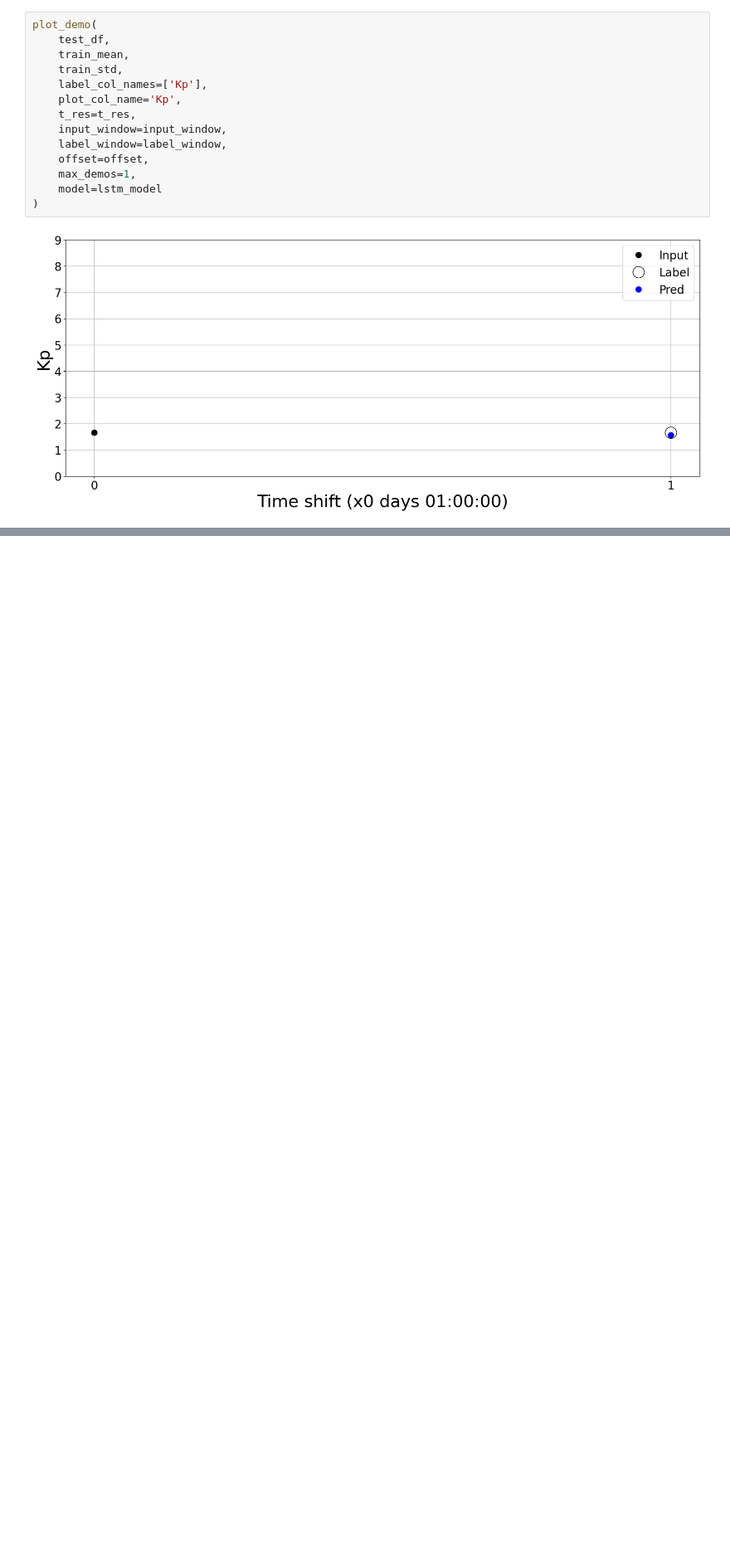
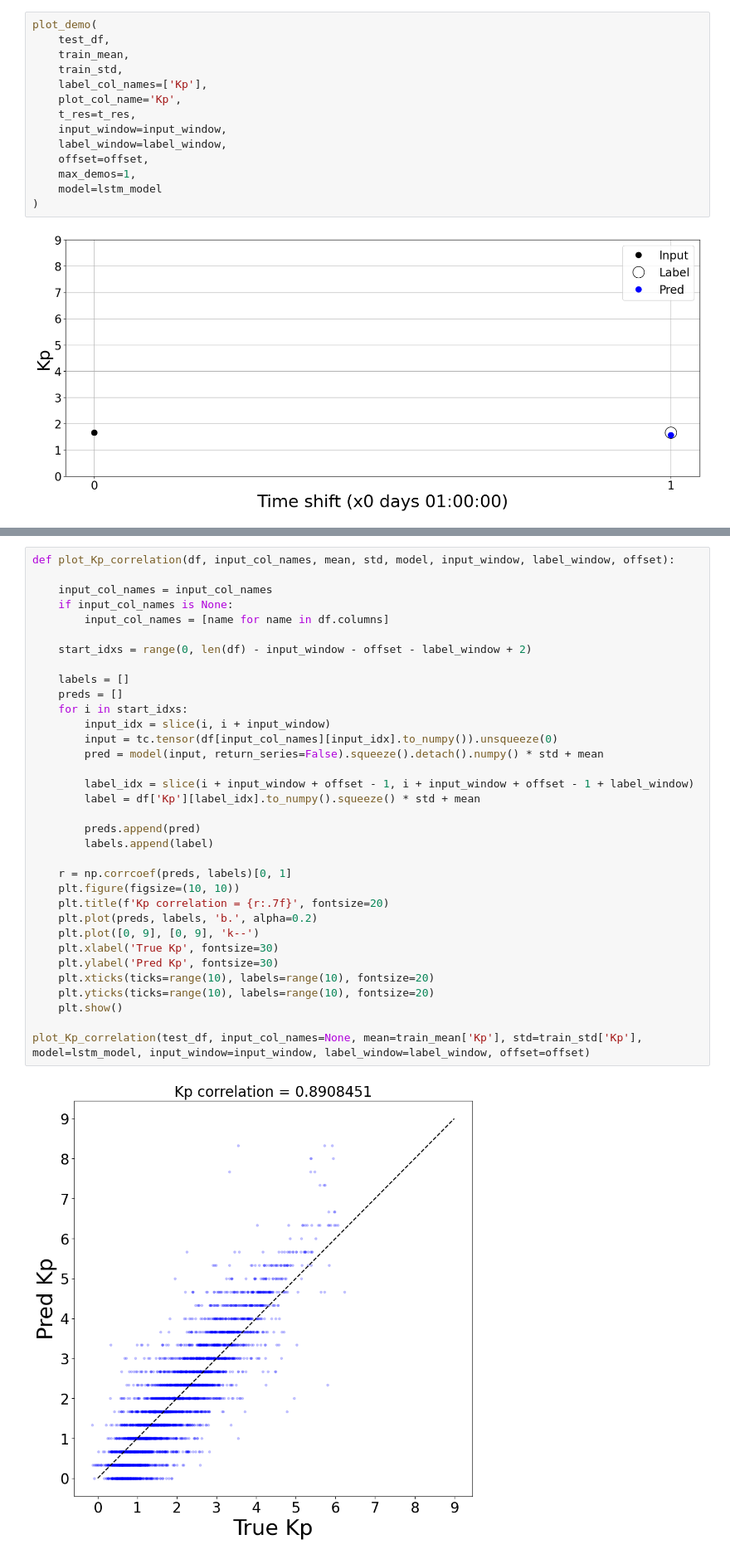
Before and after one commit to John1117/ReDSCOVR_PythonProject, a Jupyter notebook: model_training.ipynb, the cells around one changed output, grey strips where cells are left out. Shown at 83% size. Cells and saved outputs as stored; diff of their text form; blank space fills up the shorter version.

```diff
--- a/model_training.ipynb
+++ b/model_training.ipynb
@@ -323,0 +331,36 @@ plot_demo(
+# %%
+def plot_Kp_correlation(df, input_col_names, mean, std, model, input_window, label_window, offset):
+
+    input_col_names = input_col_names
+    if input_col_names is None:
+        input_col_names = [name for name in df.columns]
+
+    start_idxs = range(0, len(df) - input_window - offset - label_window + 2)
+
+    labels = []
+    preds = []
+    for i in start_idxs:
+        input_idx = slice(i, i + input_window)
+        input = tc.tensor(df[input_col_names][input_idx].to_numpy()).unsqueeze(0)
+        pred = model(input, return_series=False).squeeze().detach().numpy() * std + mean
+
+        label_idx = slice(i + input_window + offset - 1, i + input_window + offset - 1 + label_window)
+        label = df['Kp'][label_idx].to_numpy().squeeze() * std + mean
+
+        preds.append(pred)
+        labels.append(label)
+
+    r = np.corrcoef(preds, labels)[0, 1]
+    plt.figure(figsize=(10, 10))
+    plt.title(f'Kp correlation = {r:.7f}', fontsize=20)
+    plt.plot(preds, labels, 'b.', alpha=0.2)
+    plt.plot([0, 9], [0, 9], 'k--')
+    plt.xlabel('True Kp', fontsize=30)
+    plt.ylabel('Pred Kp', fontsize=30)
+    plt.xticks(ticks=range(10), labels=range(10), fontsize=20)
+    plt.yticks(ticks=range(10), labels=range(10), fontsize=20)
+    plt.show()
+
+plot_Kp_correlation(test_df, input_col_names=None, mean=train_mean['Kp'], std=train_std['Kp'], model=lstm_model, input_window=input_window, label_window=label_window, offset=offset)
+# %% [output]
+[figure, added]
```
Also changed, not shown: parts of 15 cells of this notebook.
